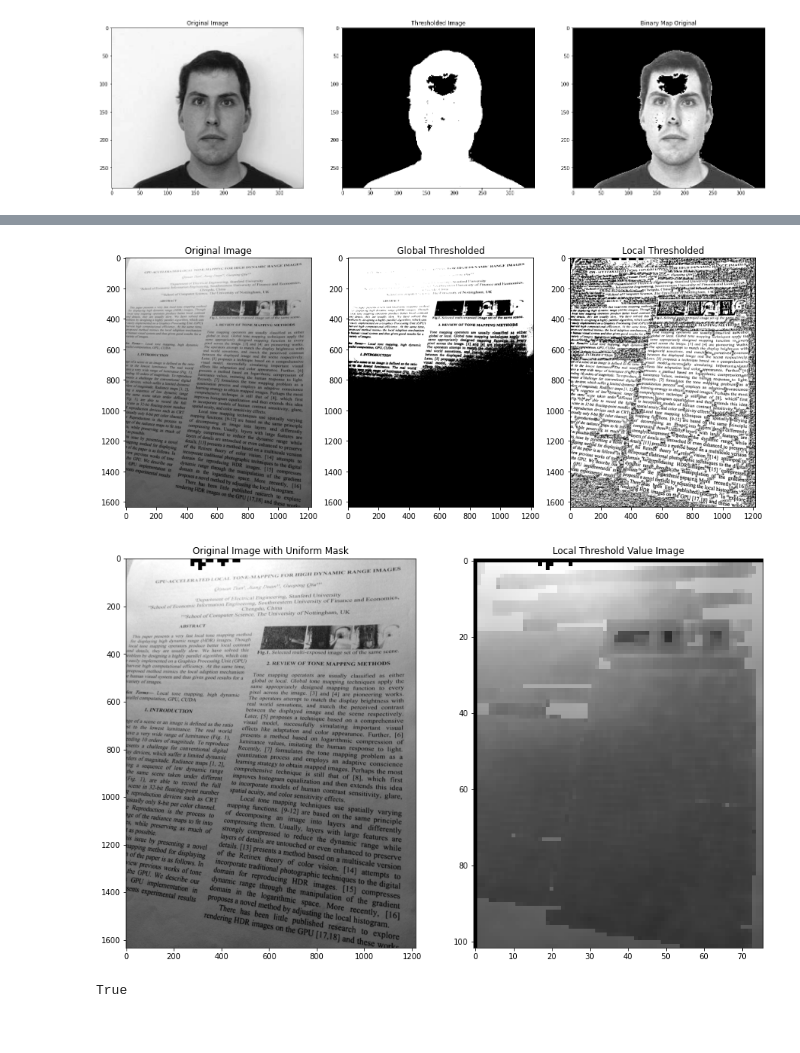
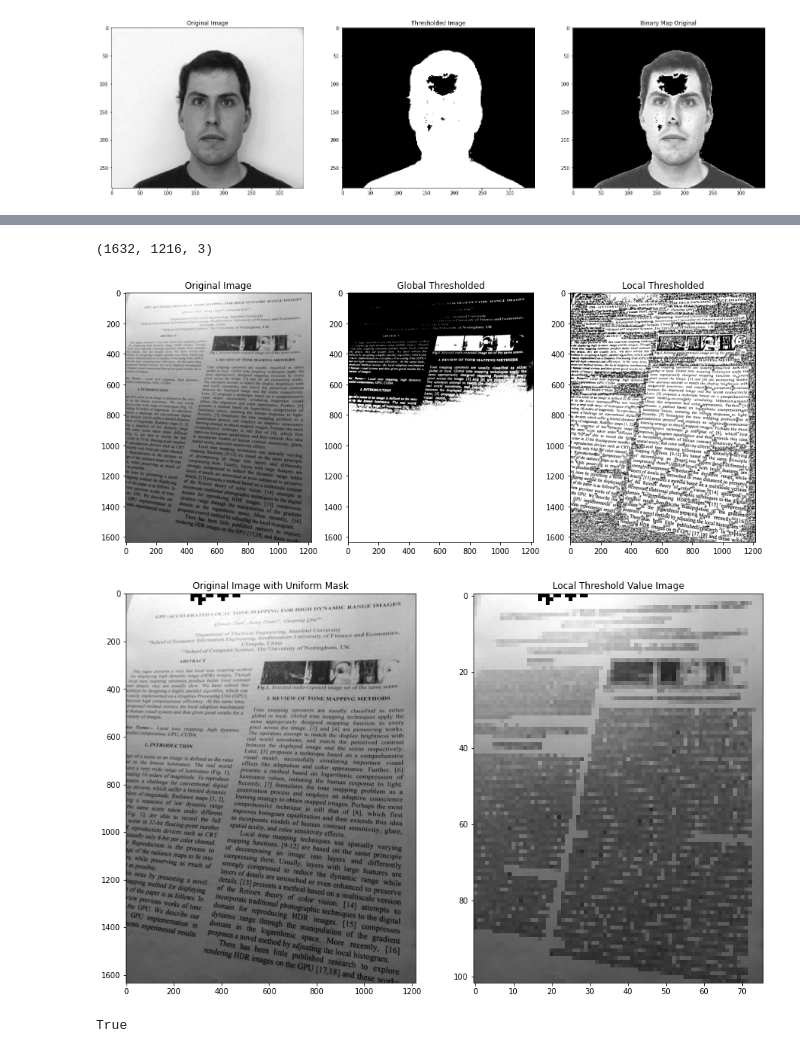
Before and after one commit to nguyenvudev20/mse22.imageprocessing, a Jupyter notebook: Nhom_6_DIVP.ipynb, the cells around one changed output, grey strips where cells are left out. Saved outputs shown, nothing was run; the diff lists cells and outputs as text; code cells hidden in the pictures.

```diff
--- a/Nhom_6_DIVP.ipynb
+++ b/Nhom_6_DIVP.ipynb
@@ -221,84 +215,77 @@ plt.savefig('Global_Thresholding_Histogram.png', dpi=300, bbox_inches='tight')
 #@title L11_3 Local Adaptive Thresholding
 
 # load image
-img_goc = cv2.imread(path_folder+'paper.png')
-gray = cv2.cvtColor(img_goc, cv2.COLOR_BGR2GRAY)
-gray = cv2.convertScaleAbs(gray)
-
+img = cv2.imread(path_folder+'paper.png')
+gray = cv2.cvtColor(img, cv2.COLOR_BGR2GRAY)
 
 # global thresholding
-level, globalbwImg = cv2.threshold(gray, 0, 1, cv2.THRESH_BINARY + cv2.THRESH_OTSU)
+level = threshold_otsu(gray)
+globalbwImg = 1 - (gray > level)
 
+print(img.shape)
 # local thresholding
-row, col = gray.shape
+row, col, _ = img.shape
 stepSize = 16
 tileSize = 32
 varThresh = 0.0005
-localbwImg = np.zeros((row, col), dtype=np.uint8)
-uniformMask = np.zeros((row, col), dtype=np.uint8)
-threshIm = np.zeros((row // stepSize, col // stepSize))
-
-# loop over tiles
-for i in range(row // stepSize):
+localbwImg = np.zeros((row, col))
+uniformMask = np.zeros((row, col))
+threshIm = np.zeros((row//stepSize, col//stepSize))
+for i in range(row//stepSize):
     # get indices for row
-    rowStep = slice(i * stepSize, (i + 1) * stepSize)
-    rowTile = slice((i - 1) * stepSize, (i + 2) * stepSize)
-    if i == row // stepSize:
-        rowTile = slice((i - 1) * stepSize, i * stepSize)
+    rowStep = slice(i*stepSize, (i+1)*stepSize)
+    rowTile = slice(i*stepSize, (i+2)*stepSize) if i == row//stepSize-1 else slice(i*stepSize, (i+1)*stepSize)
 
     # determine local Otsu's threshold for every single row
-    rowThresh, _ = cv2.threshold(gray[rowTile, :], 0, 1, cv2.THRESH_BINARY + cv2.THRESH_OTSU)
+    rowThresh, _ = cv2.threshold(gray[rowTile,:], 0, 1, cv2.THRESH_BINARY + cv2.THRESH_OTSU)
 
-    for j in range(col // stepSize):
+    for j in range(col//stepSize):
         # get indices for col
-        colStep = slice(j * stepSize, (j + 1) * stepSize)
-        colTile = slice((j - 1) * stepSize, (j + 2) * stepSize)
-        if j == col // stepSize:
-            colTile = slice((j - 1) * stepSize, j * stepSize)
+        colStep = slice(j*stepSize, (j+1)*stepSize)
+        colTile = slice(j*stepSize, (j+2)*stepSize) if j == col//stepSize-1 else slice(j*stepSize, (j+1)*stepSize)
 
         # determine local variance
         step = gray[rowStep, colStep]
         varStep = np.var(step)
 
         # determine local Otsu's threshold for every single column
         tile = gray[rowTile, colTile]
-        localThresh, _ = cv2.threshold(tile, 0, 255, cv2.THRESH_BINARY + cv2.THRESH_OTSU)
+        localThresh, _ = cv2.threshold(tile, 0, 1, cv2.THRESH_BINARY + cv2.THRESH_OTSU)
 
         # convert to bw tile based on local Otsu's threshold
         if varStep > varThresh:
-            localbwImg[rowStep, colStep] = cv2.threshold(step, localThresh, 1, cv2.THRESH_BINARY+ cv2.THRESH_OTSU)[1]
-            uniformMask[rowStep, colStep] = np.ones((stepSize, stepSize), dtype=np.uint32)
-            threshIm[i, j] = localThresh
-        else:  # threshold based on local mean
+            localbwImg[rowStep, colStep] = cv2.threshold(step, localThresh, 1, cv2.THRESH_BINARY)[1]
+            uniformMask[rowStep, colStep] = np.ones((stepSize, stepSize))
+            threshIm[i,j] = localThresh
+        else: # threshold based on local mean
             localMean = np.mean(tile)
-            threshIm[i, j] = 0
+            threshIm[i,j] = 0
             if localMean > min(rowThresh, level):
-                localbwImg[rowStep, colStep] = np.ones((stepSize, stepSize), dtype=np.uint32)
+                localbwImg[rowStep, colStep] = np.ones((stepSize, stepSize))
             else:
-                localbwImg[rowStep, colStep] = np.zeros((stepSize, stepSize), dtype=np.uint32)
-            uniformMask[rowStep, colStep] = np.zeros((stepSize, stepSize), dtype=np.uint32)
-
-
+                localbwImg[rowStep, colStep] = np.zeros((stepSize, stepSize))
+            uniformMask[rowStep, colStep] = np.zeros((stepSize, stepSize))
 
 # show images
 fig, axs = plt.subplots(1, 3, figsize=(15, 20))
-axs[0].imshow(cv2.cvtColor(img_goc, cv2.COLOR_BGR2RGB))
+axs[0].imshow(cv2.cvtColor(img, cv2.COLOR_BGR2RGB))
 axs[0].set_title('Original Image')
 axs[1].imshow(globalbwImg, cmap='gray')
 axs[1].set_title('Global Thresholded')
 axs[2].imshow(localbwImg, cmap='gray')
 axs[2].set_title('Local Thresholded')
 
 
 fig, axs = plt.subplots(1, 2, figsize=(15, 20))
-axs[0].imshow(uniformMask * img, cmap='gray')
+axs[0].imshow(uniformMask * gray,cmap='gray')
 axs[0].set_title('Original Image with Uniform Mask')
 axs[1].imshow(threshIm, cmap='gray')
 axs[1].set_title('Local Threshold Value Image')
 plt.show()
 # %% [output]
+(1632, 1216, 3)
-[figure, old version]
+[figure, new version]
-[figure, old version]
+[figure, new version]
 # %%
 #@title L11_4 Region Labelling
 
```
Also changed, not shown: parts of 3 cells of this notebook.
